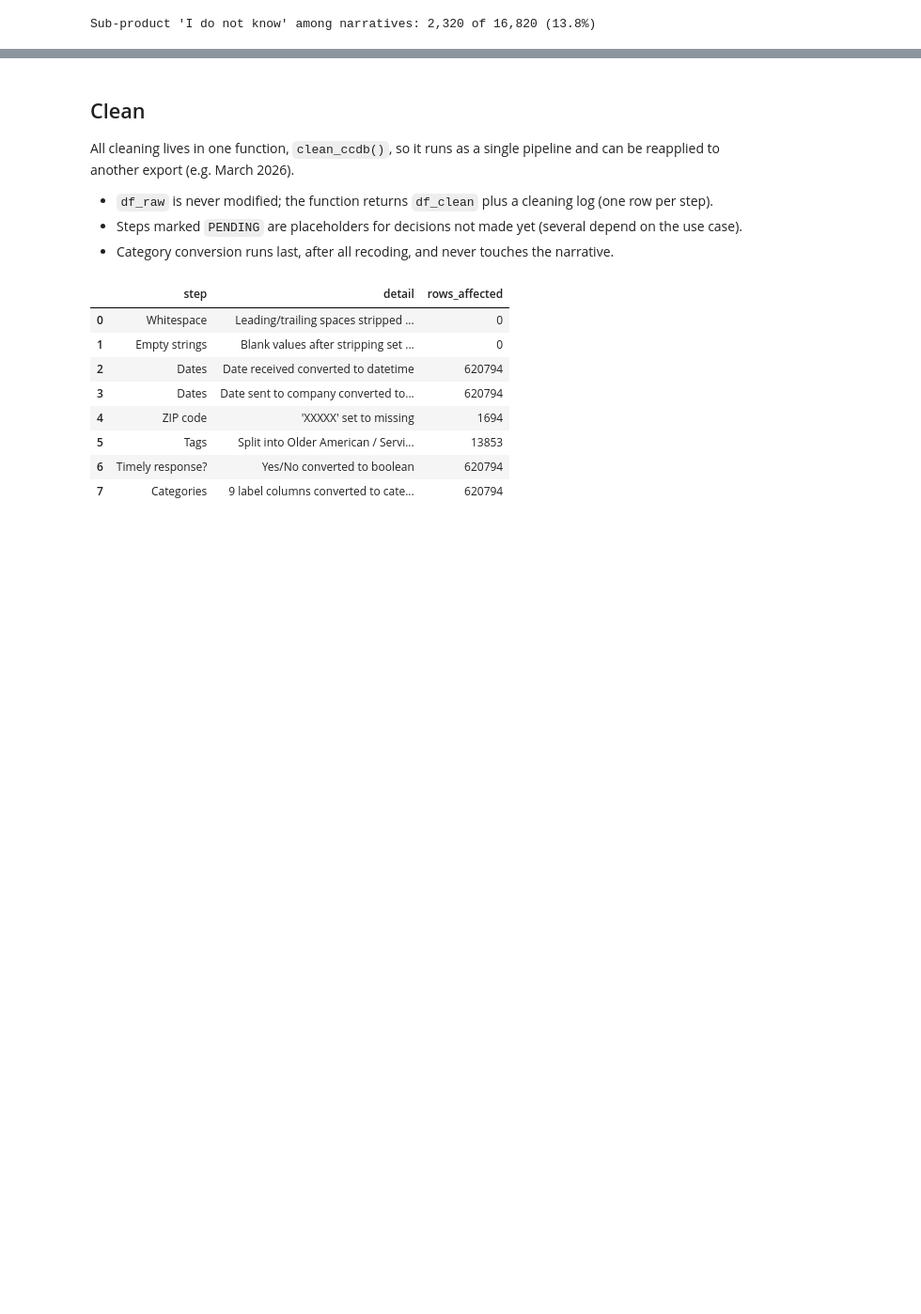
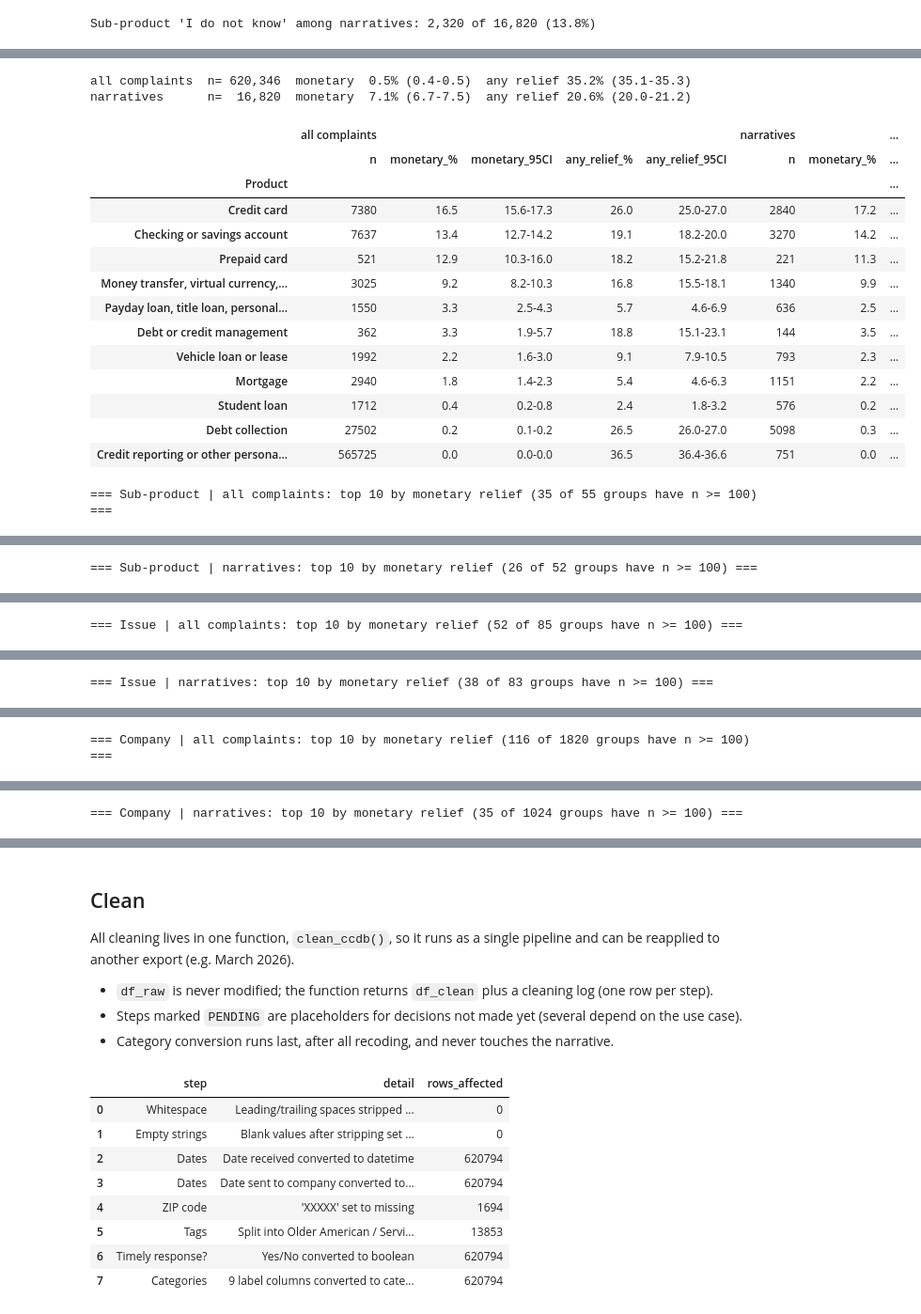
Before and after one commit to wynnther-triho/INFO-4340-Final-Project-CCDB, a Jupyter notebook: notebooks/final_project.ipynb, the cells around one changed output, grey strips where cells are left out. Shown at 94% size. Saved outputs shown, nothing was run; the diff lists cells and outputs as text; code cells hidden in the pictures; blank space fills up the shorter version.

```diff
--- a/notebooks/final_project.ipynb
+++ b/notebooks/final_project.ipynb
@@ -397,0 +410,75 @@ Sub-product 'I do not know' among narratives: 2,320 of 16,820 (13.8%)
+# %%
+# --- Explore: relief patterns ----------------------------------------------
+OUTCOME_COL = "Company response to consumer"
+MONETARY = "Closed with monetary relief"
+NON_MONETARY = "Closed with non-monetary relief"
+MIN_GROUP_N = 100  # groups smaller than this are not ranked
+TOP_N = 10
+Z95 = 1.96
+
+
+def wilson_ci(k, n, z=Z95):
+    """95% Wilson score interval for the proportion k/n (works on arrays); returns (low, high)."""
+    p = k / n
+    denom = 1 + z**2 / n
+    center = (p + z**2 / (2 * n)) / denom
+    half = z * np.sqrt(p * (1 - p) / n + z**2 / (4 * n**2)) / denom
+    return center - half, center + half
+
+
+def relief_table(df, by):
+    """Monetary and any-relief rates per group with 95% CIs; 'In progress' complaints excluded."""
+    closed = df[df[OUTCOME_COL] != "In progress"]
+    grouped = closed.assign(
+        monetary=closed[OUTCOME_COL].eq(MONETARY),
+        any_relief=closed[OUTCOME_COL].isin([MONETARY, NON_MONETARY]),
+    ).groupby(by)[["monetary", "any_relief"]]
+    n = grouped.size()
+    counts = grouped.sum()
+
+    out = pd.DataFrame({"n": n})
+    for name in ["monetary", "any_relief"]:
+        low, high = wilson_ci(counts[name], n)
+        out[f"{name}_%"] = (100 * counts[name] / n).round(1)
+        out[f"{name}_95CI"] = [f"{100 * a:.1f}-{100 * b:.1f}" for a, b in zip(low, high)]
+    return out
+
+
+populations = {"all complaints": df_raw, "narratives": df_narrative}
+
+# Overall baseline for each population
+for name, df in populations.items():
+    overall = relief_table(df.assign(_all="all"), "_all").iloc[0]
+    print(f"{name:15} n={overall['n']:>8,}  monetary {overall['monetary_%']:4.1f}% ({overall['monetary_95CI']})  "
+          f"any relief {overall['any_relief_%']:4.1f}% ({overall['any_relief_95CI']})")
+
+# 1. Product: both populations side by side
+by_product_relief = pd.concat({name: relief_table(df, "Product") for name, df in populations.items()}, axis=1)
+display(by_product_relief.sort_values(("all complaints", "monetary_%"), ascending=False))
+
+# 2. Sub-product, Issue, Company: top groups by monetary rate among groups with n >= MIN_GROUP_N
+for by in ["Sub-product", "Issue", "Company"]:
+    for name, df in populations.items():
+        table = relief_table(df, by)
+        eligible = table[table["n"] >= MIN_GROUP_N]
+        print(f"\n=== {by} | {name}: top {TOP_N} by monetary relief "
+              f"({len(eligible)} of {len(table)} groups have n >= {MIN_GROUP_N}) ===")
+        display(eligible.sort_values("monetary_%", ascending=False).head(TOP_N))
+# %% [output]
+all complaints  n= 620,346  monetary  0.5% (0.4-0.5)  any relief 35.2% (35.1-35.3)
+narratives      n=  16,820  monetary  7.1% (6.7-7.5)  any relief 20.6% (20.0-21.2)
+|  | all complaints |  |  |  |  | narratives |  | ... |
+|  | n | monetary_% | monetary_95CI | any_relief_% | any_relief_95CI | n | monetary_% | ... |
+| Product |  |  |  |  |  |  |  | ... |
+| Credit card | 7380 | 16.5 | 15.6-17.3 | 26.0 | 25.0-27.0 | 2840 | 17.2 | ... |
+| Checking or savings account | 7637 | 13.4 | 12.7-14.2 | 19.1 | 18.2-20.0 | 3270 | 14.2 | ... |
+| Prepaid card | 521 | 12.9 | 10.3-16.0 | 18.2 | 15.2-21.8 | 221 | 11.3 | ... |
+| Money transfer, virtual currency,... | 3025 | 9.2 | 8.2-10.3 | 16.8 | 15.5-18.1 | 1340 | 9.9 | ... |
+| Payday loan, title loan, personal... | 1550 | 3.3 | 2.5-4.3 | 5.7 | 4.6-6.9 | 636 | 2.5 | ... |
+| Debt or credit management | 362 | 3.3 | 1.9-5.7 | 18.8 | 15.1-23.1 | 144 | 3.5 | ... |
+| Vehicle loan or lease | 1992 | 2.2 | 1.6-3.0 | 9.1 | 7.9-10.5 | 793 | 2.3 | ... |
+| Mortgage | 2940 | 1.8 | 1.4-2.3 | 5.4 | 4.6-6.3 | 1151 | 2.2 | ... |
+| Student loan | 1712 | 0.4 | 0.2-0.8 | 2.4 | 1.8-3.2 | 576 | 0.2 | ... |
+| Debt collection | 27502 | 0.2 | 0.1-0.2 | 26.5 | 26.0-27.0 | 5098 | 0.3 | ... |
+| Credit reporting or other persona... | 565725 | 0.0 | 0.0-0.0 | 36.5 | 36.4-36.6 | 751 | 0.0 | ... |
+=== Sub-product | all complaints: top 10 by monetary relief (35 of 55 groups have n >= 100) ===
@@ -397,0 +497 @@ Sub-product 'I do not know' among narratives: 2,320 of 16,820 (13.8%)
+=== Sub-product | narratives: top 10 by monetary relief (26 of 52 groups have n >= 100) ===
@@ -397,0 +510 @@ Sub-product 'I do not know' among narratives: 2,320 of 16,820 (13.8%)
+=== Issue | all complaints: top 10 by monetary relief (52 of 85 groups have n >= 100) ===
@@ -397,0 +523 @@ Sub-product 'I do not know' among narratives: 2,320 of 16,820 (13.8%)
+=== Issue | narratives: top 10 by monetary relief (38 of 83 groups have n >= 100) ===
@@ -397,0 +536 @@ Sub-product 'I do not know' among narratives: 2,320 of 16,820 (13.8%)
+=== Company | all complaints: top 10 by monetary relief (116 of 1820 groups have n >= 100) ===
@@ -397,0 +549 @@ Sub-product 'I do not know' among narratives: 2,320 of 16,820 (13.8%)
+=== Company | narratives: top 10 by monetary relief (35 of 1024 groups have n >= 100) ===
```
Also changed, not shown: parts of 2 cells of this notebook.
